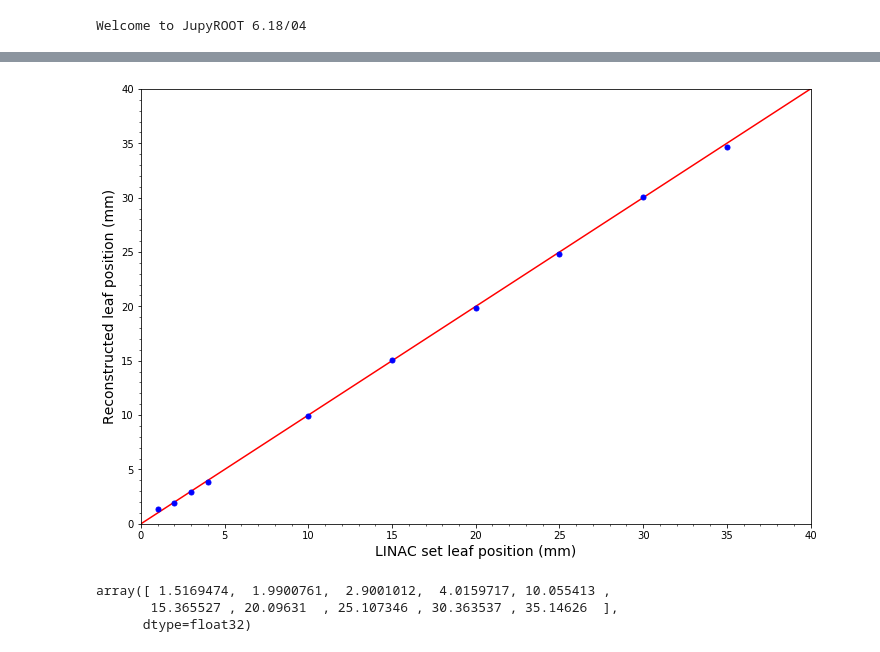
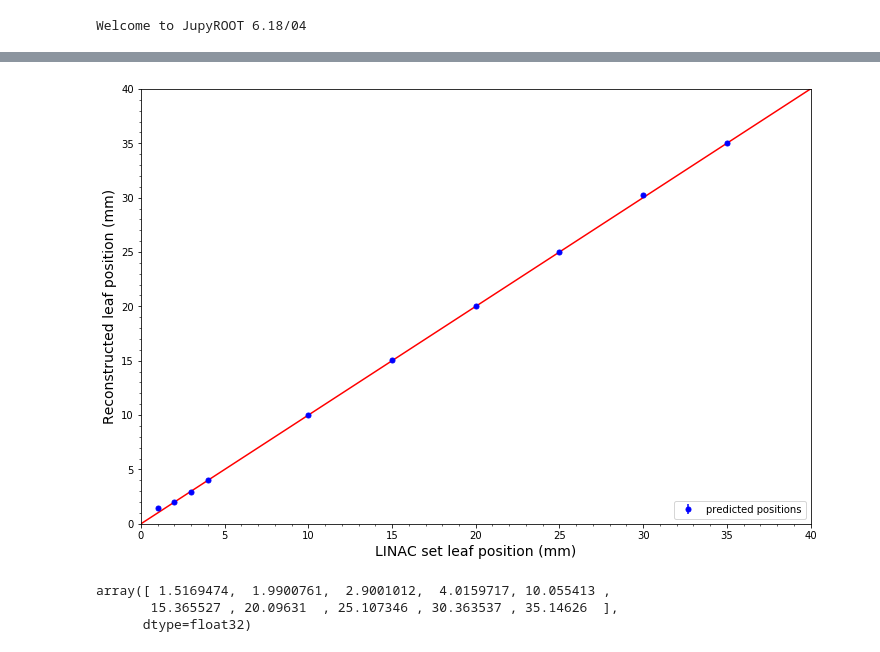
Before and after one commit to cdesio/leaf_reco, a Jupyter notebook: notebooks/Gaussian_fit_plots_get_values_resolution_plots.ipynb, the cells around one changed output, grey strips where cells are left out. Saved outputs shown, nothing was run; the diff lists cells and outputs as text; code cells hidden in the pictures.

```diff
--- a/notebooks/Gaussian_fit_plots_get_values_resolution_plots.ipynb
+++ b/notebooks/Gaussian_fit_plots_get_values_resolution_plots.ipynb
@@ -85,2 +62,0 @@ get_fnames(25, prefix='predicted_unseen')
-# %%
-fnames, epochs = get_fnames(25, prefix='predicted_unseen')
@@ -243,6 +195,9 @@ def gaus_fit_dist(coeff, epoch, fname_keyword, distances, out_file_key, save_fil
             sigmas.append(sigma)
             errors.append(err)
     return histo, canvas, sigmas, errors
+# %%
+epoch= 100
+coef = 4
 # %%
 test_distances = [2,4,10,20,25,35]
 # %%
@@ -378,5 +354,5 @@ def mse_positions(coeff, epoch, fname_keyword, dist = unseen_dist):
         std.append(std_pred)
     return mse, avg, std
 # %%
-mse_unseen, avg_unseen, std_unseen = mse_positions(5, 55, 'predicted_unseen')
+mse_unseen, avg_unseen, std_unseen = mse_positions(4, 100, 'predicted_unseen')
 # %% [output]
@@ -388,3 +364,3 @@ predicted_unseen_6positions_55epochs_0.5coeff.npz
 # %%
-mse_test, avg_test, std_test = mse_positions(5, 55, 'predicted_testdata', dist=test_distances)
+mse_test, avg_test, std_test = mse_positions(4, 100, 'predicted_testdata', dist=test_distances)
 # %% [output]
@@ -402,24 +378,27 @@ avg = avg_test+avg_unseen
 # %%
 fig, ax = plt.subplots(figsize=(12,8))
 
 ax.errorbar(np.sort(distances), np.array(avg)[np.argsort(distances)],
-                                np.array(std)[np.argsort(distances)], fmt='o',markersize=5, capsize=0, c='b',ecolor='b')
+                                np.array(std)[np.argsort(distances)], fmt='o',
+            markersize=5, capsize=0, c='b',ecolor='b', label='predicted positions')
 ax.plot(np.arange(0,50), np.arange(0,50),c='red')
 #plt.xticks(np.arange(0,40,5))
 #plt.yticks(np.arange(0,40,5))
 ax.xaxis.set_major_locator(MultipleLocator(5))
 ax.xaxis.set_major_formatter(FormatStrFormatter('%d'))
 ax.xaxis.set_minor_locator(MultipleLocator(1))
 
 ax.yaxis.set_minor_locator(MultipleLocator(1))
 ax.set_ylabel("Reconstructed leaf position (mm)", size=14)
 ax.set_xlabel("LINAC set leaf position (mm)", size=14)
 ax.set_xlim(0,40)
 ax.set_ylim(0,40)
-plt.show()
-#plt.savefig("reconstructed_vs_true_linear.png")
+ax.legend(loc='lower right')
+
+
+plt.savefig("reconstructed_vs_true_linear.png")
 # %% [output]
-[figure, old version]
+[figure, new version]
 # %%
 np.array(avg)[np.argsort(distances)]
 # %% [output]
```
Also changed, not shown: parts of 24 cells of this notebook, 10 other files.
